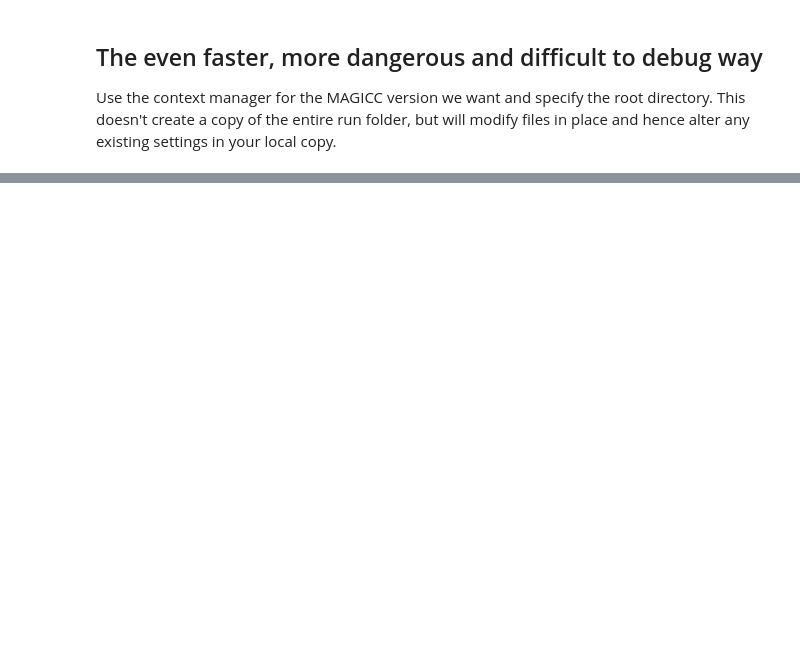
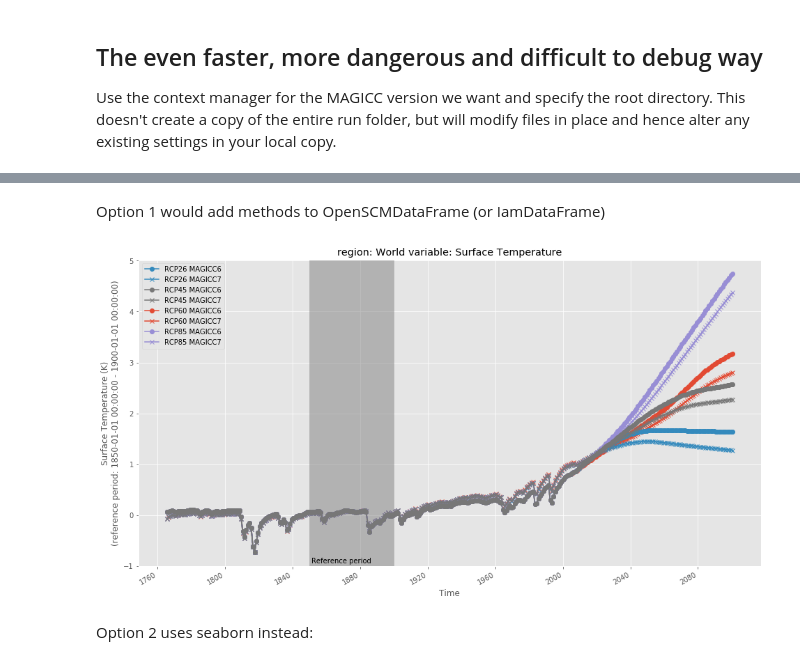
Before and after one commit to openscm/pymagicc, a Jupyter notebook: notebooks/MAGICC7.ipynb, the cells around one changed output, grey strips where cells are left out. Drawn from its saved outputs; the diff is of its cells as text; code cells hidden in the pictures; blank space fills up the shorter version.

```diff
--- a/notebooks/MAGICC7.ipynb
+++ b/notebooks/MAGICC7.ipynb
@@ -131,8 +162,8 @@ for j, mclass in enumerate([MAGICC6, MAGICC7]):
         # binary readers aren't yet ready and we can't do this through
         # the run method just yet
         magicc.set_output_variables(
-            write_ascii=False, write_binary=True,
-            keydata_1=True, emissions=False,
+            write_ascii=True, write_binary=False,
+            keydata_2=True, emissions=False,
             parameters=True
         )
         for i, (name, scen) in enumerate(scenarios.items()):
@@ -151,0 +193,2 @@ results.filter(
+# %% [markdown]
+Option 1 would add methods to OpenSCMDataFrame (or IamDataFrame)
@@ -151,0 +271,14 @@ results.filter(
+# %%
+from datetime import datetime
+
+line_plot(
+    results.filter(variable="Surface Temperature", region="World"),
+    (datetime(1850, 1,1 ), datetime(1900, 1,1 )),
+    highlight_kwargs={"color": "grey", "alpha": 0.5},
+    color="scenario",
+    marker="climate_model"
+)
+# %% [output]
+[figure, added]
+# %% [markdown]
+Option 2 uses seaborn instead:
```
Also changed, not shown: parts of 14 cells of this notebook, 1 other file.
